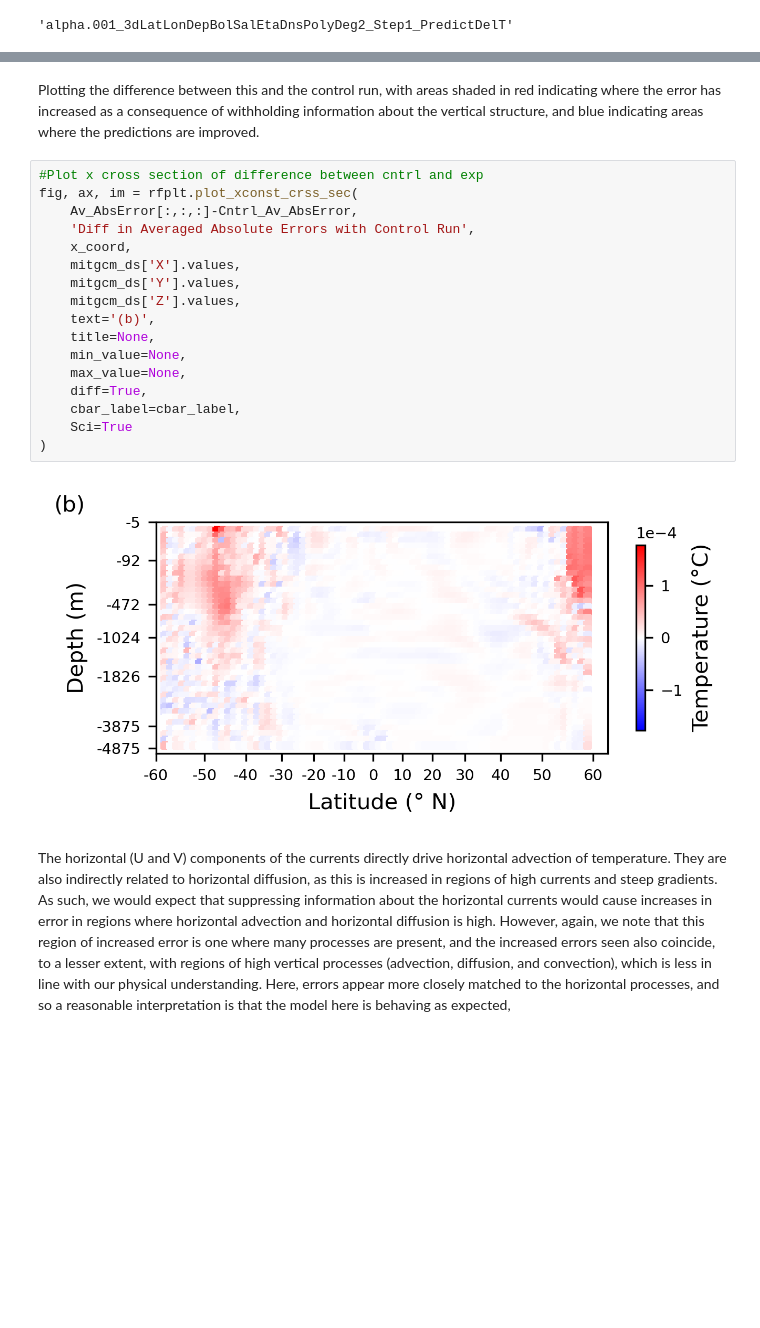
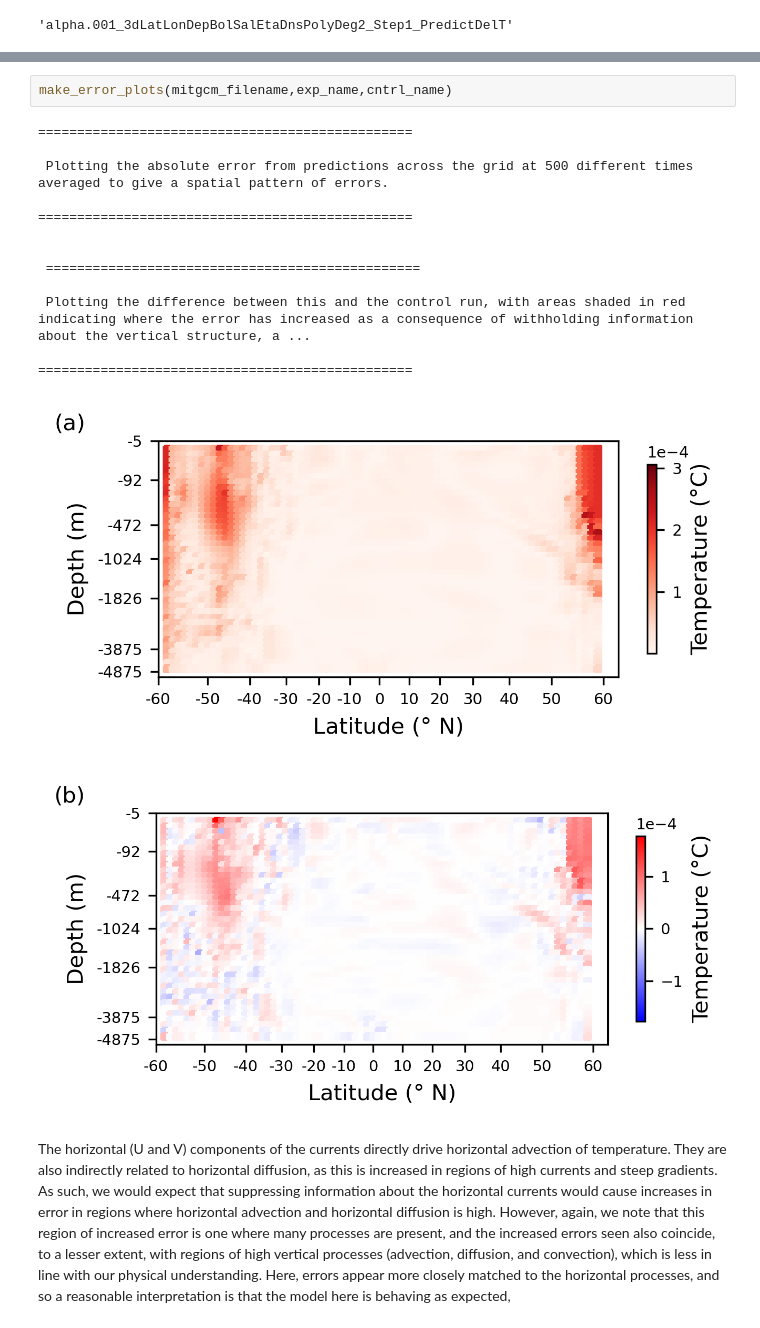
Before and after one commit to eds-book-gallery/3286b92f-4fae-4cc6-a29e-e408bc844542, a Jupyter notebook: notebooks/notebook.ipynb, the cells around one changed output, grey strips where cells are left out. Drawn from its saved outputs; the diff is of its cells as text; blank space fills up the shorter version.

```diff
--- a/notebooks/notebook.ipynb
+++ b/notebooks/notebook.ipynb
@@ -653,24 +539,20 @@ ig, ax, im = rfplt.plot_xconst_crss_sec(
-# %% [markdown]
-Plotting the difference between this and the control run, with areas shaded in red indicating where the error has increased as a consequence of withholding information about the vertical structure, and blue indicating areas where the predictions are improved.
-# %%
-#Plot x cross section of difference between cntrl and exp
-fig, ax, im = rfplt.plot_xconst_crss_sec(
-    Av_AbsError[:,:,:]-Cntrl_Av_AbsError,
-    'Diff in Averaged Absolute Errors with Control Run',
-    x_coord,
-    mitgcm_ds['X'].values,
-    mitgcm_ds['Y'].values,
-    mitgcm_ds['Z'].values,
-    text='(b)',
-    title=None,
-    min_value=None,
-    max_value=None,
-    diff=True,
-    cbar_label=cbar_label,
-    Sci=True
-)
-# %% [output]
-[figure, removed]
+# %%
+make_error_plots(mitgcm_filename,exp_name,cntrl_name)
+# %% [output]
+================================================
+
+ Plotting the absolute error from predictions across the grid at 500 different times averaged to give a spatial pattern of errors.
+
+================================================
+
+
+ ================================================
+
+ Plotting the difference between this and the control run, with areas shaded in red indicating where the error has increased as a consequence of withholding information about the vertical structure, a ...
+
+================================================
+[figure, added]
+[figure, added]
 # %% [markdown]
 The horizontal (U and V) components of the currents directly drive horizontal advection of temperature. They are also indirectly related to horizontal diffusion, as this is increased in regions of high currents and steep gradients. As such, we would expect that suppressing information about the horizontal currents would cause increases in error in regions where horizontal advection and horizontal diffusion is high. However, again, we note that this region of increased error is one where many processes are present, and the increased errors seen also coincide, to a lesser extent, with regions of high vertical processes (advection, diffusion, and convection), which is less in line with our physical understanding. Here, errors appear more closely matched to the horizontal processes, and so a reasonable interpretation is that the model here is behaving as expected,
 # %% [markdown]
```
Also changed, not shown: parts of 20 cells of this notebook, 2 other files.
